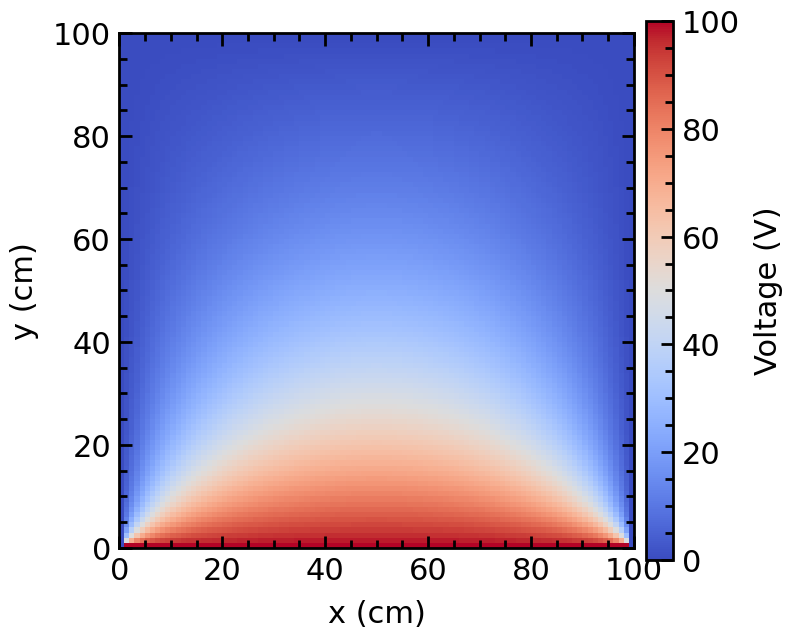
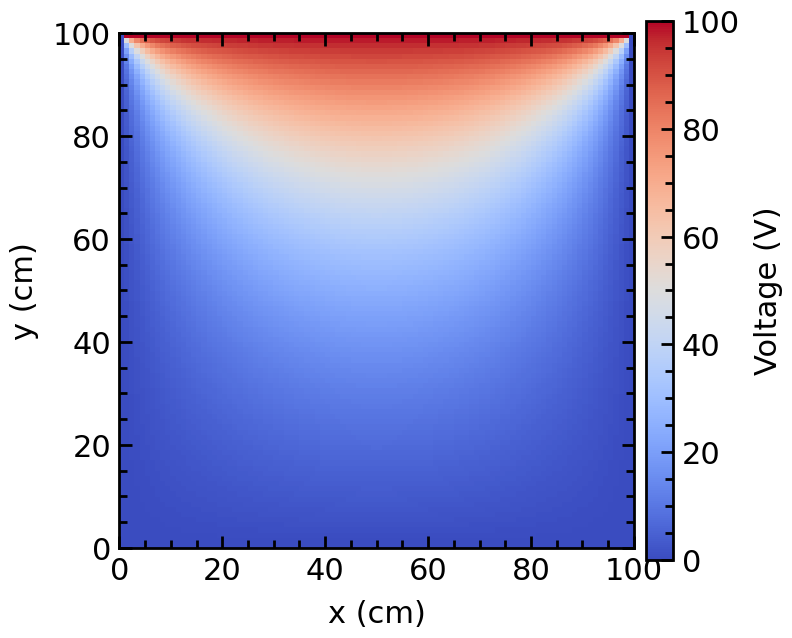
The change to this notebook cell's code, shown as a diff; its figure went from the first image to the second:
--- before
+++ after
@@ -4,5 +4,5 @@
 
 plt.figure(figsize=(8, 7))
-plt.imshow(V2D_gs_bai1.T, cmap='coolwarm', extent=(0,100,0,100))
+plt.imshow(V2D_gs_bai1.T, cmap='coolwarm', extent=(0,100,100,0))
 plt.xlim(0, 100)
 plt.ylim(0, 100)

Commit: Thi cuoi ki